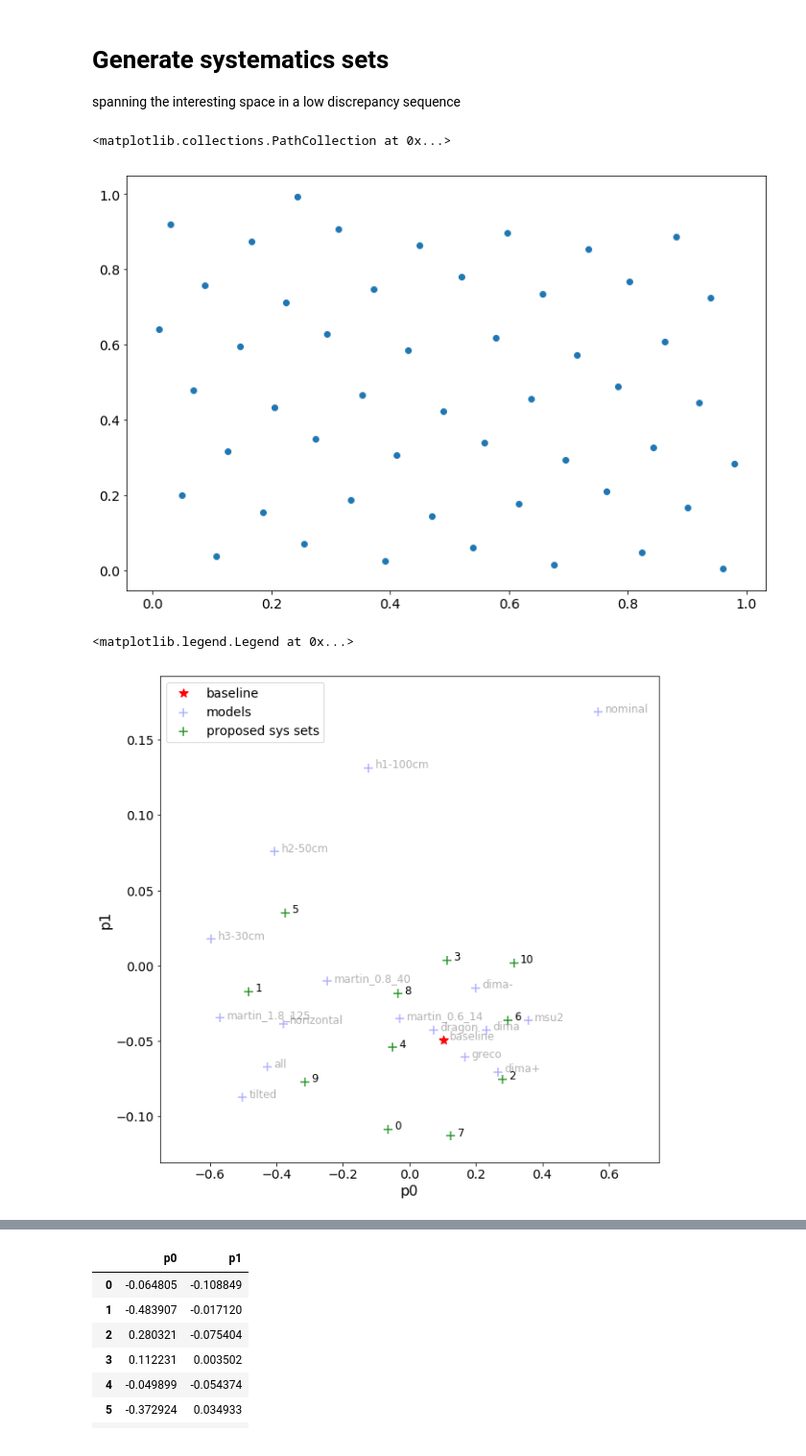
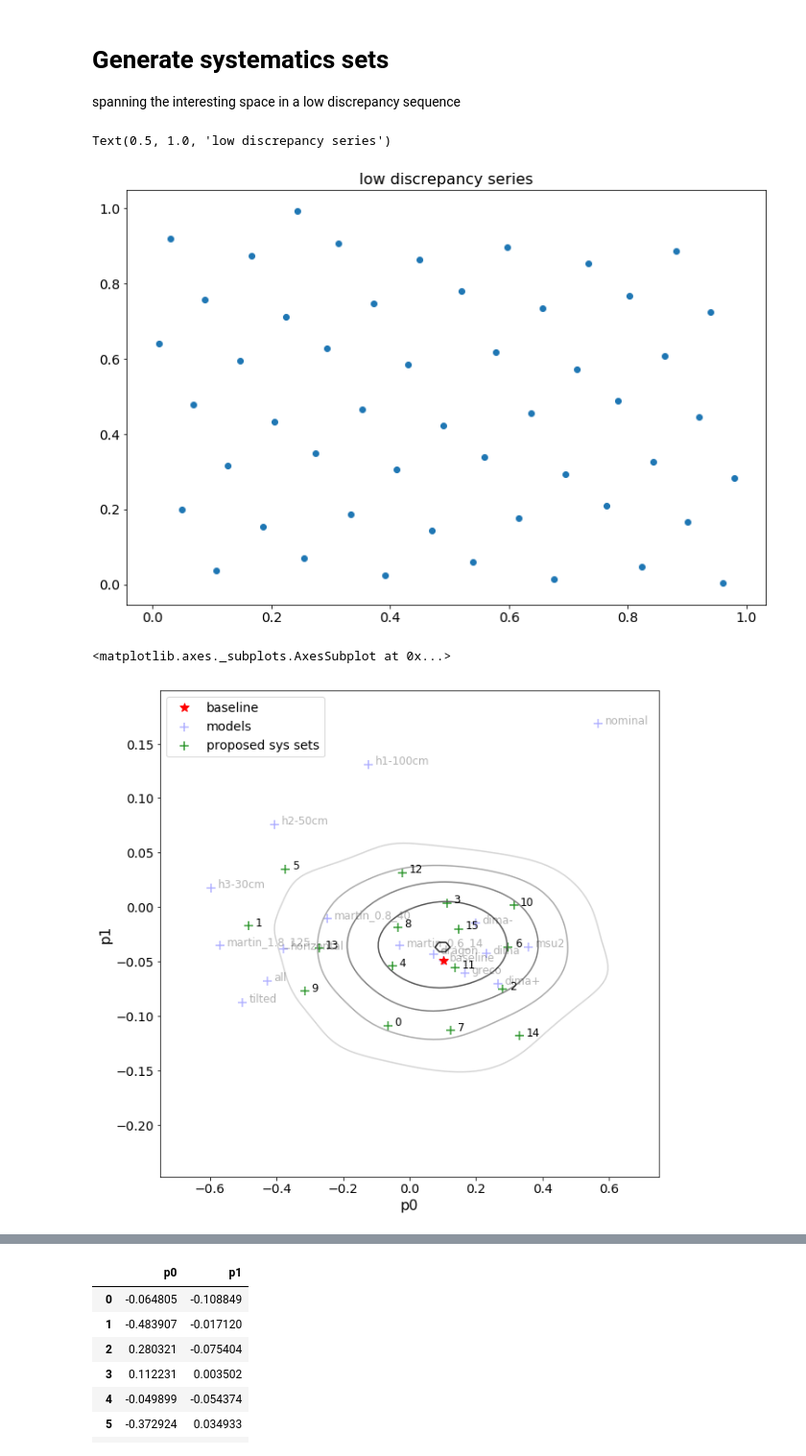
Before and after one commit to icecube/angular_acceptance, a Jupyter notebook: Angular_acceptance.ipynb, the cells around one changed output, grey strips where cells are left out. Shown at 96% size. Saved outputs shown, nothing was run; the diff lists cells and outputs as text; code cells hidden in the pictures.

```diff
--- a/Angular_acceptance.ipynb
+++ b/Angular_acceptance.ipynb
@@ -303,7 +285,7 @@ fig.savefig('approx_new.png')
 # morph from one to another model
 Let's have some fun by morphing from dima to H2 in a couple intermediate steps
 # %%
-n = 10.
+n = 10
 
 m2 = 'baseline'
 m1 = 'h3-30cm'
@@ -321,7 +303,7 @@ for i in range(int(n)):
 plt.plot(xnew, models[m1], color=cmap(0.), label=m1)
 plt.plot(xnew, models[m2], color=cmap(1.), label=m2)
 plt.legend()
-plt.gca().set_xlabel(r'$\eta$')
+plt.gca().set_xlabel(r'$\cos(\eta)$')
 
 plt.savefig('morph.png')
 # %% [output]
@@ -665,8 +652,8 @@ sample = sample.T
 plt.scatter(sample[0], sample[1])
 plt.title('low discrepancy series')
 # %% [output]
-<matplotlib.collections.PathCollection at 0x...>
+Text(0.5, 1.0, 'low discrepancy series')
-[figure, old version]
+[figure, new version]
 # %%
 sample = pd.DataFrame([sample[0], sample[1]]).T
 sample.columns = ['p0', 'p1']
@@ -681,24 +667,26 @@ sample['p1'] = stats.norm.isf(sample['p1'], loc=-0.035, scale=0.05)
 # %%
 fig, ax = plt.subplots(figsize=(10,10))
 
-data = sample[:11]
+data = sample[:16]
 
 
 p = sns.regplot(data=df, x="p0", y="p1", fit_reg=False, marker="+", scatter_kws={'s':100, 'alpha':0.3}, color="blue", ax=ax, label='models')
 for line in range(0,df.shape[0]):
      p.text(df.p0[line]+0.02, df.p1[line], df.index[line], horizontalalignment='left', size='medium', color='black', fontsize=12, alpha=0.3)
 plt.gca().set_xlim((-0.75, 0.75))
 #plt.gca().set_ylim((-0.1, 0.2))
 
 
 p = sns.regplot(data=data, x="p0", y="p1", fit_reg=False, marker="+", scatter_kws={'s':100}, color="g", ax=ax, label='proposed sys sets')
 for line in range(0,data.shape[0]):
      p.text(data.p0[line]+0.02, data.p1[line], data.index[line], horizontalalignment='left', size='medium', color='black', fontsize=12, )
 
 plt.plot(df.loc['baseline'][0], df.loc['baseline'][1], '*', c='r', ms=10, label='baseline')
 plt.legend()
+
+sns.kdeplot(sample['p0'], sample['p1'], ax=ax, cmap='gray_r', n_levels=5)
 # %% [output]
-<matplotlib.legend.Legend at 0x...>
+<matplotlib.axes._subplots.AxesSubplot at 0x...>
-[figure, old version]
+[figure, new version]
 # %%
 g = sns.PairGrid(sample, diag_sharey=False, height=6)
```
Also changed, not shown: parts of 14 cells of this notebook.
